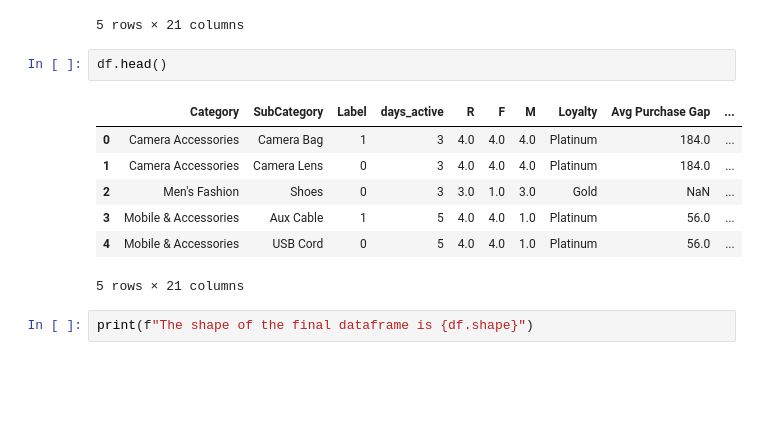
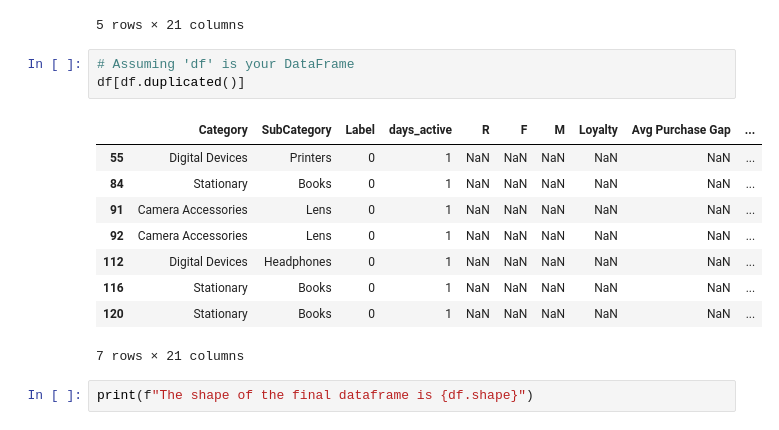
Before and after one commit to prxdyu/customer_propensity_modelling, a Jupyter notebook: notebooks/Model building.ipynb, the cells around one changed output. Saved outputs shown, nothing was run; the diff lists cells and outputs as text; blank space fills up the shorter version.

```diff
--- a/notebooks/Model building.ipynb
+++ b/notebooks/Model building.ipynb
@@ -40,15 +56,18 @@ df.head()
 | 4 | Mobile & Accessories | USB Cord | 0 | 5 | 4.0 | 4.0 | 1.0 | Platinum | 56.0 | ... |
 5 rows × 21 columns
 # %%
-df.head()
+# Assuming 'df' is your DataFrame
+df[df.duplicated()]
 # %% [output]
 |  | Category | SubCategory | Label | days_active | R | F | M | Loyalty | Avg Purchase Gap | ... |
-| 0 | Camera Accessories | Camera Bag | 1 | 3 | 4.0 | 4.0 | 4.0 | Platinum | 184.0 | ... |
-| 1 | Camera Accessories | Camera Lens | 0 | 3 | 4.0 | 4.0 | 4.0 | Platinum | 184.0 | ... |
-| 2 | Men's Fashion | Shoes | 0 | 3 | 3.0 | 1.0 | 3.0 | Gold | NaN | ... |
-| 3 | Mobile & Accessories | Aux Cable | 1 | 5 | 4.0 | 4.0 | 1.0 | Platinum | 56.0 | ... |
-| 4 | Mobile & Accessories | USB Cord | 0 | 5 | 4.0 | 4.0 | 1.0 | Platinum | 56.0 | ... |
+| 55 | Digital Devices | Printers | 0 | 1 | NaN | NaN | NaN | NaN | NaN | ... |
+| 84 | Stationary | Books | 0 | 1 | NaN | NaN | NaN | NaN | NaN | ... |
+| 91 | Camera Accessories | Lens | 0 | 1 | NaN | NaN | NaN | NaN | NaN | ... |
+| 92 | Camera Accessories | Lens | 0 | 1 | NaN | NaN | NaN | NaN | NaN | ... |
+| 112 | Digital Devices | Headphones | 0 | 1 | NaN | NaN | NaN | NaN | NaN | ... |
+| 116 | Stationary | Books | 0 | 1 | NaN | NaN | NaN | NaN | NaN | ... |
+| 120 | Stationary | Books | 0 | 1 | NaN | NaN | NaN | NaN | NaN | ... |
-5 rows × 21 columns
+7 rows × 21 columns
 # %%
 print(f"The shape of the final dataframe is {df.shape}")
 # %% [output]
```
Also changed, not shown: parts of 1 cell of this notebook, 35 other files.
